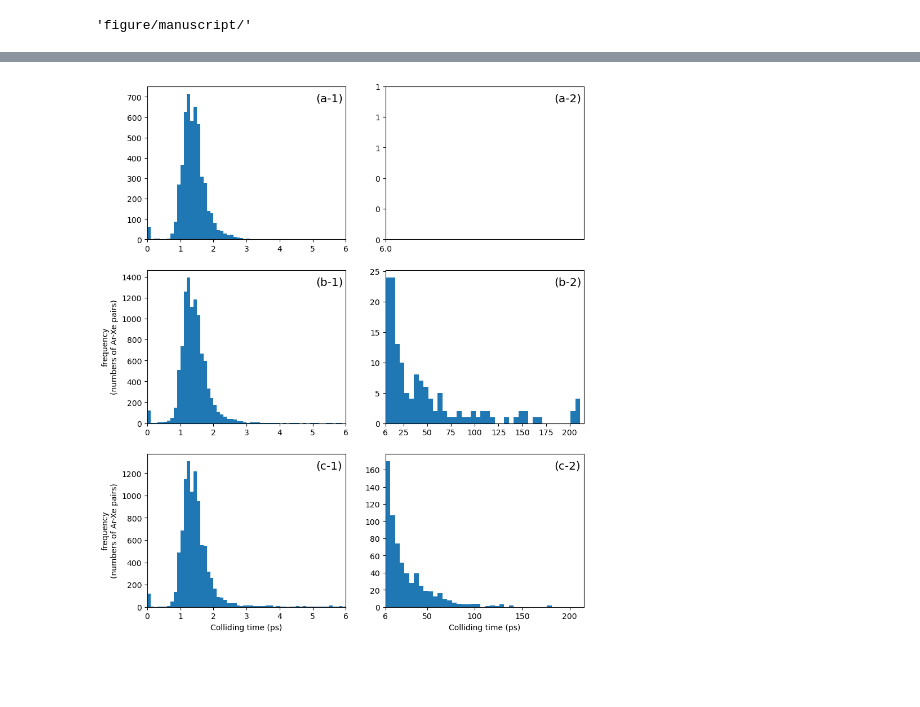
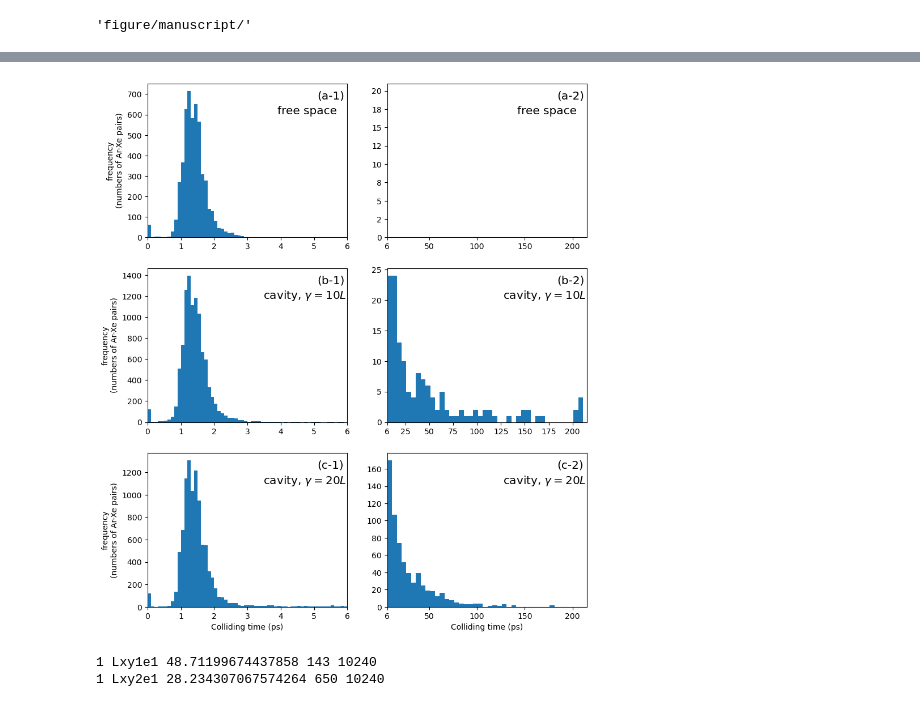
Before and after one commit to RibeiroGroup/Molecular-Dynamics-for-CIS, a Jupyter notebook: src/analyze_monte_carlo.ipynb, the cells around one changed output, grey strips where cells are left out. Saved outputs shown, nothing was run; the diff lists cells and outputs as text; code cells hidden in the pictures; blank space fills up the shorter version.

```diff
--- a/src/analyze_monte_carlo.ipynb
+++ b/src/analyze_monte_carlo.ipynb
@@ -96,8 +96,8 @@ def getall_colliding_time(result_dict_path, limit = None):
 
     n_pickle = 0
     for i, (j, path) in enumerate(directory_dict.items()):
-        if limit and n_pickle > limit:
-            continue
+        if limit and n_pickle >= limit:
+            break
 
         try:
             with open(path, 'rb') as handle:
@@ -181,6 +181,9 @@ for i,(temp, freefield_result_path) in enumerate(FREEFIELD_RESULT_DICT.items()):
         rad_profile100 = f
         omega_profile100 = o
 
+    if i == 0:
+        ax[0].scatter([], [], s = 5, alpha = 0.5, c = 'black',
+        label = 'Exp. @ 292K')
 
 ax[0].legend()
     #loc='lower center', bbox_to_anchor=(0.5, 0.88), ncol=3)
@@ -317,6 +320,8 @@ gc.collect()
 fig_root
 # %% [output]
 'figure/manuscript/'
+# %%
+spectra_utils = importlib.reload(spectra_utils)
 # %%
 """
 Electromagnetic profiling for computing spectra
@@ -452,9 +483,4 @@ fig.savefig(fig_root + 'histogram.jpeg',dpi=600, bbox_inches = 'tight')
 # %%
-from sklearn.mixture import GaussianMixture
-
-model = GaussianMixture(n_components = 100)#, random_state = 0)
-
-collide_time = ct_dict['Lxy2e1']
-collide_time = collide_time[collide_time > 5]
-X = np.array(collide_time).reshape(-1,1)
-model.fit(X)
+for i, foo in ct_dict.items():
+    for coup_str, ct in foo.items():
+        print(i, coup_str, np.mean(ct[ct > 6]), len(ct[ct > 6]), len(ct))
@@ -479,18 +501,14 @@ bin_dict = {}
 
 ct0 = getall_colliding_time(FREEFIELD_RESULT_DICT['100.0'], limit = 0)
 
-bin1 = ax[0,0].hist(ct0, np.arange(0,6 + 0.1, 0.1))
-bin2 = ax[0,1].hist(ct0, np.arange(5.9999,214.9999,4.9999))
-
-ax[0,1].set_xticks(list(ax[i,1].get_xticks()) + [5])
-ax[0,1].set_xlim(5,215)
+bin1 = ax[0,0].hist(ct0, np.arange(0,3 + 0.1, 0.1))
+bin2 = ax[0,1].hist(ct0, np.arange(2.9999,214.9999,2.9999))
 
 ax[0,1].yaxis.set_major_formatter('{x:.0f}')
-ax[0,1].set_ylim(0,1)
+#ax[0,1].set_ylim(0,1)
+#ax[0,1].yaxis.set_major_locator(MultipleLocator(1))
 
-ax[0,1].set_xticks(list(ax[i,1].get_xticks()) + [6])
-ax[0,1].set_xlim(6,215)
-ax[0,0].set_xlim(0,6)
+ct_dict2 = {}
 
 for i, coup_str in enumerate(['Lxy1e1', 'Lxy2e1']):
     i+= 1
@@ -502,39 +520,51 @@ for i, coup_str in enumerate(['Lxy1e1', 'Lxy2e1']):
     bin2 = ax[i,1].hist(ct, np.arange(5.9999,214.9999,4.9999))
 
     bin_dict.update({coup_str: (bin1, bin2)})
 
+    ct_dict2.update({coup_str : ct})
+
     del ct
     del cavityfield_result_dict
 
     ax[i,1].yaxis.set_major_formatter('{x:.0f}')
-
-    ax[i,0].set_xlim(0,6)
-
-    ax[i,0].set_ylabel('frequency\n(numbers of Ar-Xe pairs)')
 
     if i == 0:
         ax[i,1].yaxis.set_major_locator(MultipleLocator(5))
     elif i == 1:
         ax[i,1].xaxis.set_major_locator(MultipleLocator(25))
 
+for i in range(3):
     ax[i,1].set_xticks(list(ax[i,1].get_xticks()) + [6])
     ax[i,1].set_xlim(6,215)
-
+    ax[i,0].set_xlim(0,6)
+    ax[i,0].set_ylabel('frequency\n(numbers of Ar-Xe pairs)')
 
 ax[2,0].set_xlabel('Colliding time (ps)')
 ax[2,1].set_xlabel('Colliding time (ps)')
 
 ax[0,0].annotate('(a-1)',xy = (0.85,0.9), xycoords = 'axes fraction', fontsize = 'x-large')
+ax[0,0].annotate('free space',xy = (0.65,0.8), xycoords = 'axes fraction', fontsize = 'x-large')
 ax[1,0].annotate('(b-1)',xy = (0.85,0.9), xycoords = 'axes fraction', fontsize = 'x-large')
+ax[1,0].annotate(r'cavity, $\gamma = 10L$',xy = (0.58,0.8), xycoords = 'axes fraction', fontsize = 'x-large')
 ax[2,0].annotate('(c-1)',xy = (0.85,0.9), xycoords = 'axes fraction', fontsize = 'x-large')
+ax[2,0].annotate(r'cavity, $\gamma = 20L$',xy = (0.58,0.8), xycoords = 'axes fraction', fontsize = 'x-large')
 
 ax[0,1].annotate('(a-2)',xy = (0.85,0.9), xycoords = 'axes fraction', fontsize = 'x-large')
+ax[0,1].annotate('free space',xy = (0.65,0.8), xycoords = 'axes fraction', fontsize = 'x-large')
 ax[1,1].annotate('(b-2)',xy = (0.85,0.9), xycoords = 'axes fraction', fontsize = 'x-large')
+ax[1,1].annotate(r'cavity, $\gamma = 10L$',xy = (0.58,0.8), xycoords = 'axes fraction', fontsize = 'x-large')
 ax[2,1].annotate('(c-2)',xy = (0.85,0.9), xycoords = 'axes fraction', fontsize = 'x-large')
+ax[2,1].annotate(r'cavity, $\gamma = 20L$',xy = (0.58,0.8), xycoords = 'axes fraction', fontsize = 'x-large')
 
 fig.savefig(fig_root + 'histogram_boltzmann.jpeg',dpi=600, bbox_inches = 'tight')
 # %% [output]
-[figure, old version]
+[figure, new version]
+# %%
+for coup_str, ct in ct_dict2.items():
+        print(i, coup_str, np.mean(ct[ct > 6]), len(ct[ct > 6]), len(ct))
+# %% [output]
+1 Lxy1e1 48.71199674437858 143 10240
+1 Lxy2e1 28.234307067574264 650 10240
 # %%
 cavityfield_result_dict2 = categorizing_pickle(
     CAVITYFIELD_RESULT_DICT2['Lxy15'], ''
```
Also changed, not shown: parts of 7 cells of this notebook, 10 other files.
